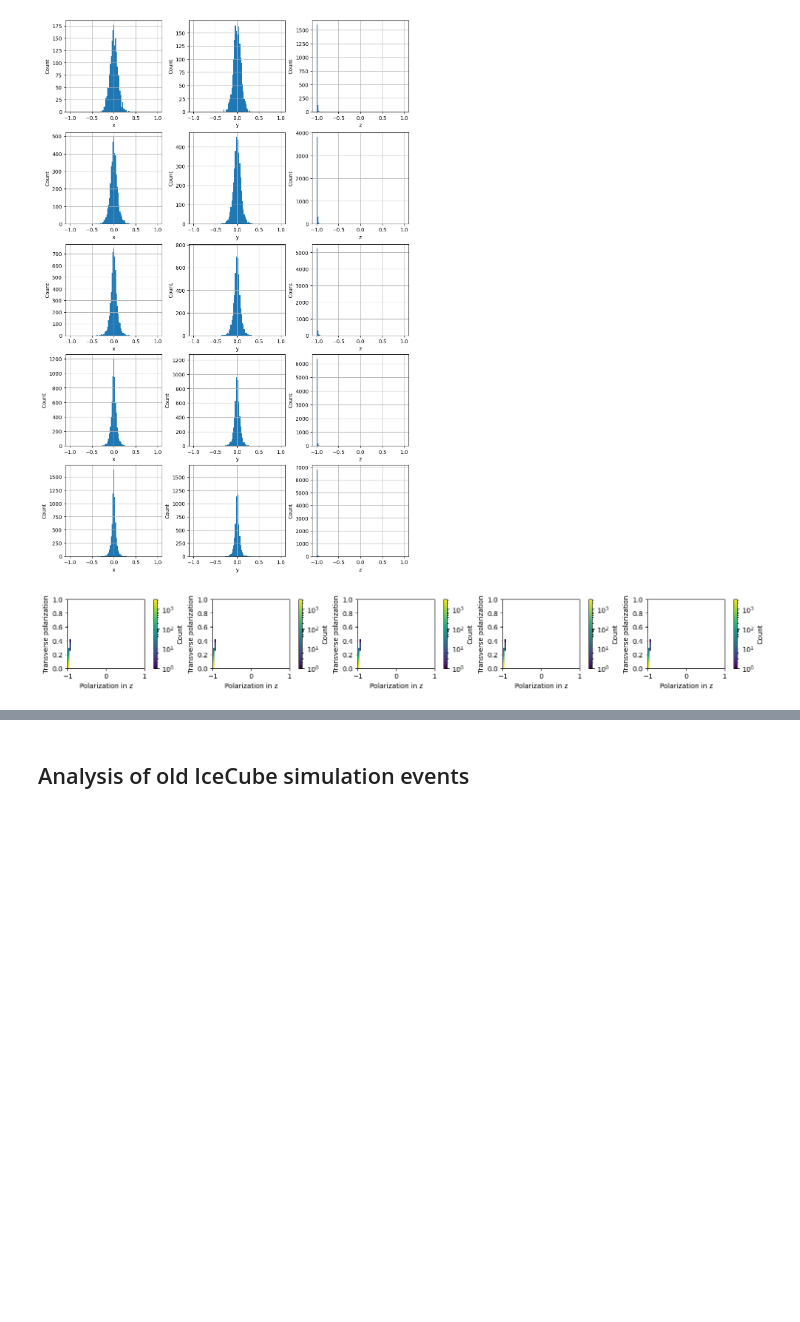
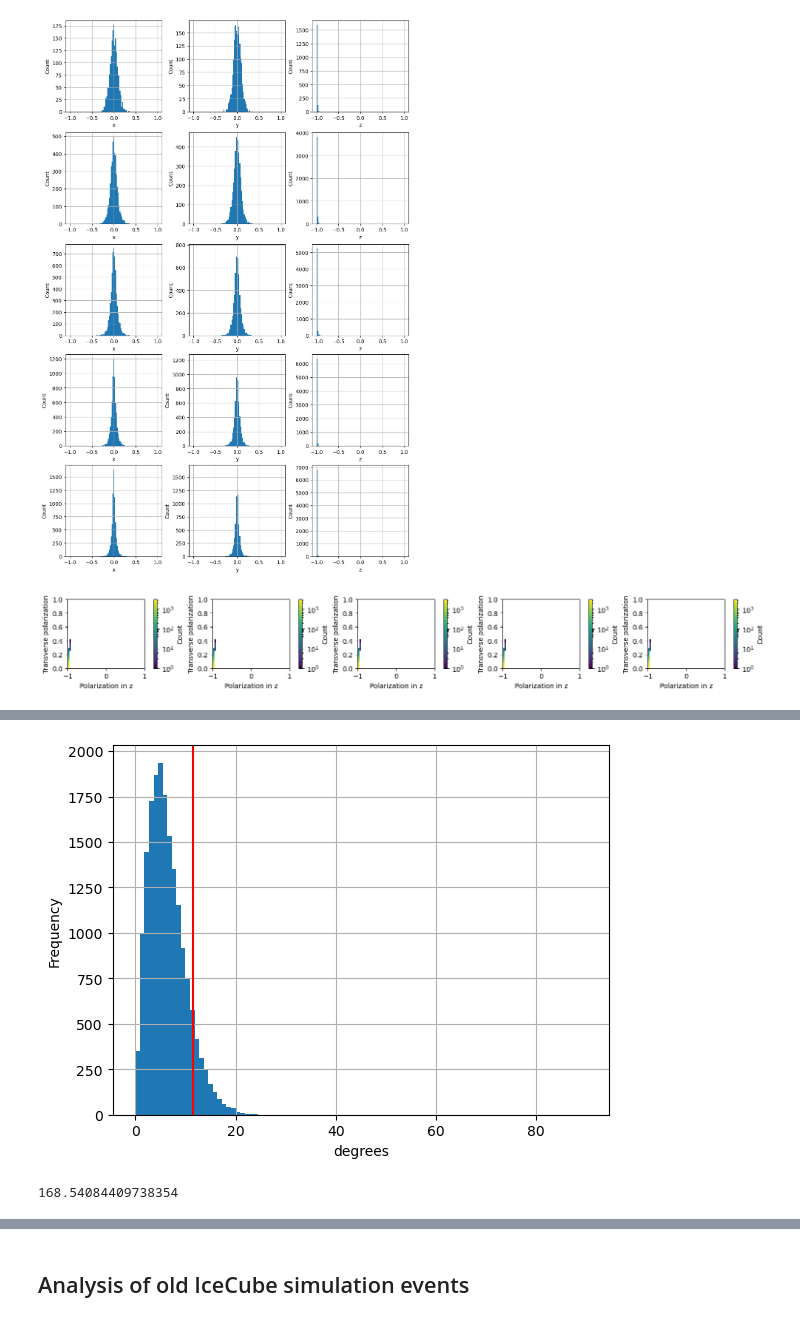
Before and after one commit to simonthor/tau-polarization-icecube, a Jupyter notebook: icecube-tau-decays/icecube_event_analysis.ipynb, the cells around one changed output, grey strips where cells are left out. Drawn from its saved outputs; the diff is of its cells as text; code cells hidden in the pictures; blank space fills up the shorter version.

```diff
--- a/icecube-tau-decays/icecube_event_analysis.ipynb
+++ b/icecube-tau-decays/icecube_event_analysis.ipynb
@@ -182,0 +200,11 @@ for (e, p), ax in zip(particle_infos.items(), axs):
+# %%
+p = particle_infos[5].query("pdg == 15")
+ax = (180/np.pi * np.arctan((p.px**2 + p.py**2)**0.5 / p.pz)).plot.hist(bins=np.linspace(0, 90, 100), xlabel="degrees")
+ax.axvline(180/np.pi*0.2, c="r")
+ax.grid()
+# %% [output]
+[figure, added]
+# %%
+180-180/np.pi*0.2
+# %% [output]
+168.54084409738354
```
Also changed, not shown: parts of 10 cells of this notebook.
